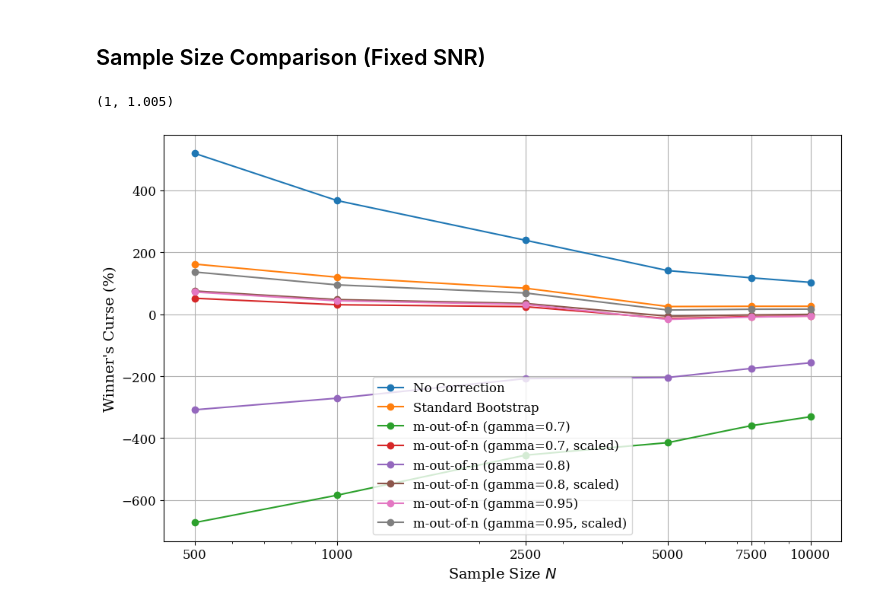
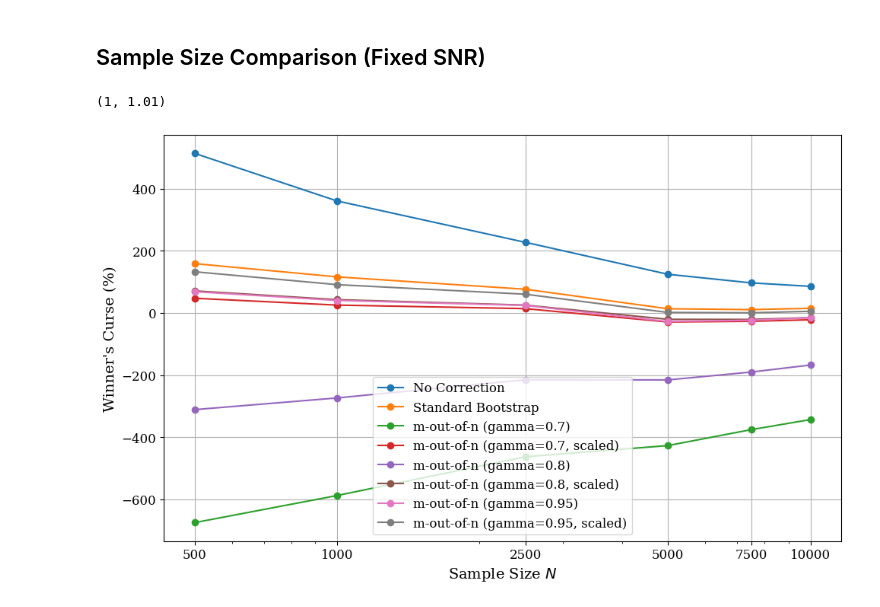
Before and after one commit to iamsikun/winners-curse, a Jupyter notebook: notebooks/ab_test_moon.ipynb, the cells around one changed output. Saved outputs shown, nothing was run; the diff lists cells and outputs as text; code cells hidden in the pictures.

```diff
--- a/notebooks/ab_test_moon.ipynb
+++ b/notebooks/ab_test_moon.ipynb
@@ -81,13 +81,13 @@ plot_snr_wc_comparison(snr_results, config)
 # %% [markdown]
 ## Sample Size Comparison (Fixed SNR)
 # %%
-fixed_tau = tau_tuples[0]
+fixed_tau = tau_tuples[1]
 print(fixed_tau)
 
 # Filter results for the fixed SNR, keyed by sample size
 sample_size_results = {n: res for (n, tau), res in results.items() if tau == fixed_tau}
 
 plot_sample_size_wc_comparison(sample_size_results, config, sample_sizes)
 # %% [output]
-(1, 1.005)
+(1, 1.01)
-[figure, old version]
+[figure, new version]
```
Also changed, not shown: parts of 3 cells of this notebook, 3 other files.
